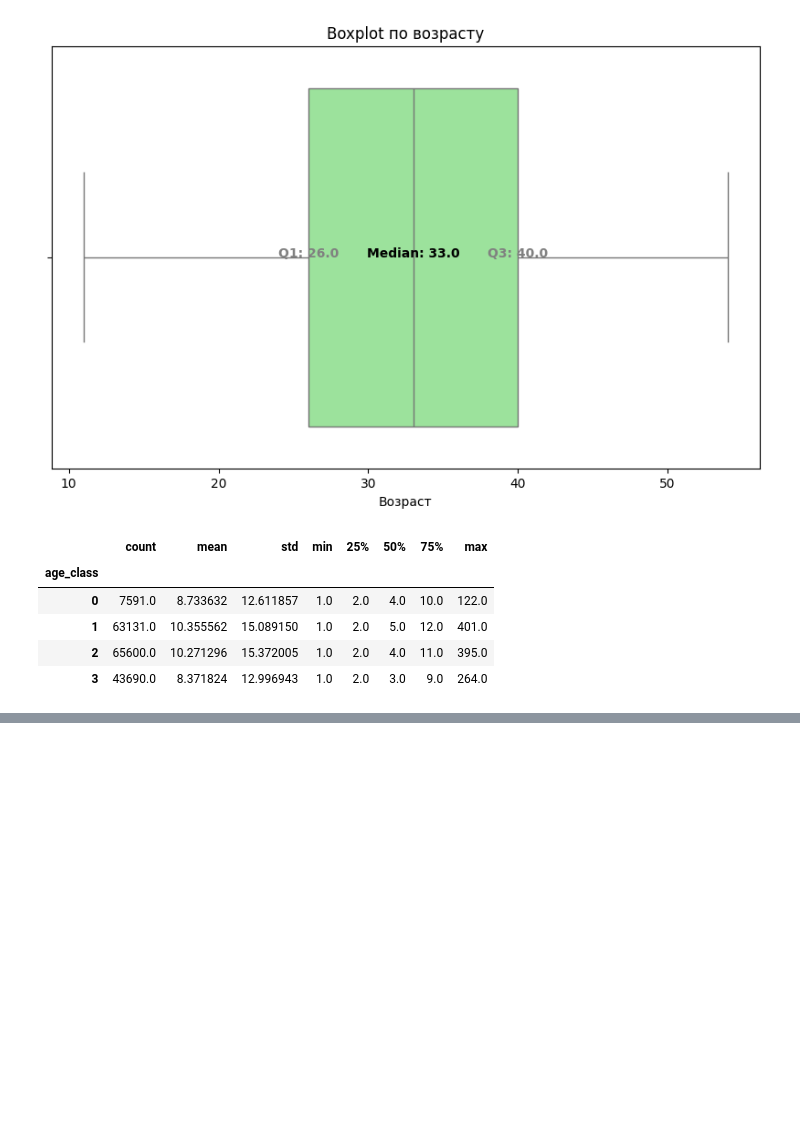
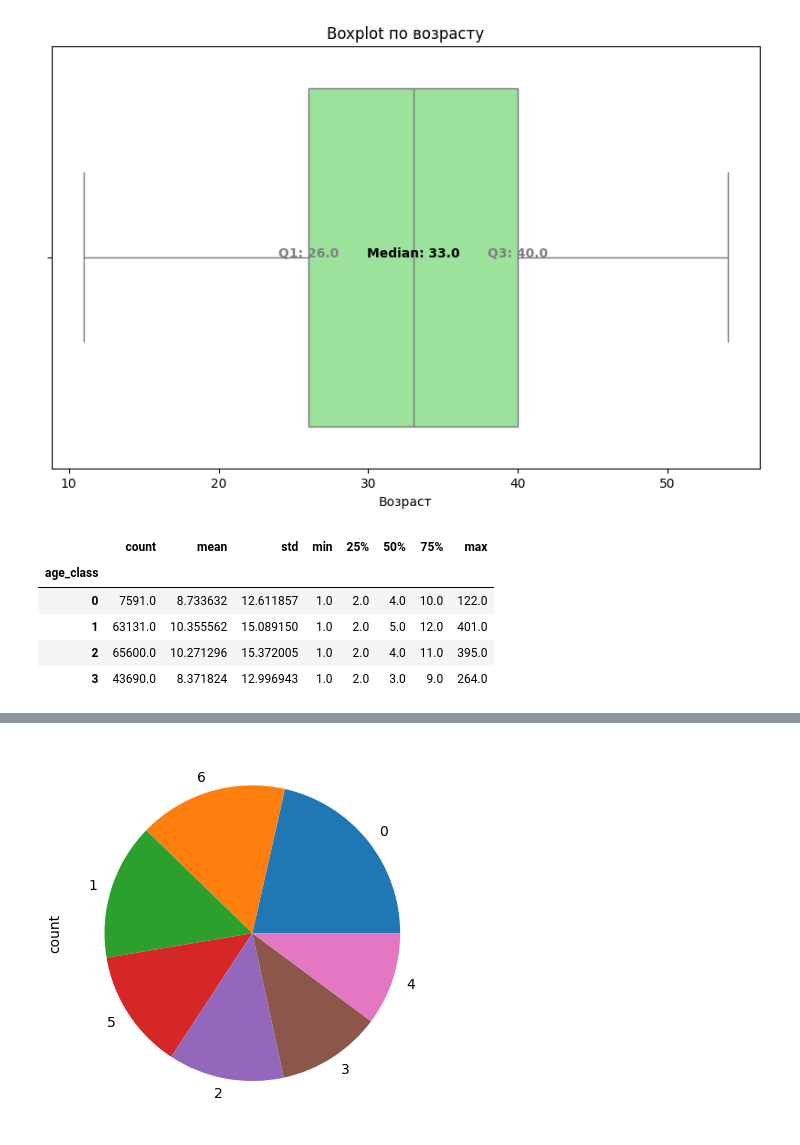
Before and after one commit to Siplyy/Provinciya_Vseros_Soc_Demo, a Jupyter notebook: Final EDA.ipynb, the cells around one changed output, grey strips where cells are left out. Drawn from its saved outputs; the diff is of its cells as text; code cells hidden in the pictures; blank space fills up the shorter version.

```diff
--- a/Final EDA.ipynb
+++ b/Final EDA.ipynb
@@ -473,0 +499,4 @@ df2.groupby('age_class')['record_count'].describe()
+# %%
+df['weekday'].value_counts().plot(kind = 'pie');
+# %% [output]
+[figure, added]
```
Also changed, not shown: parts of 9 cells of this notebook.
